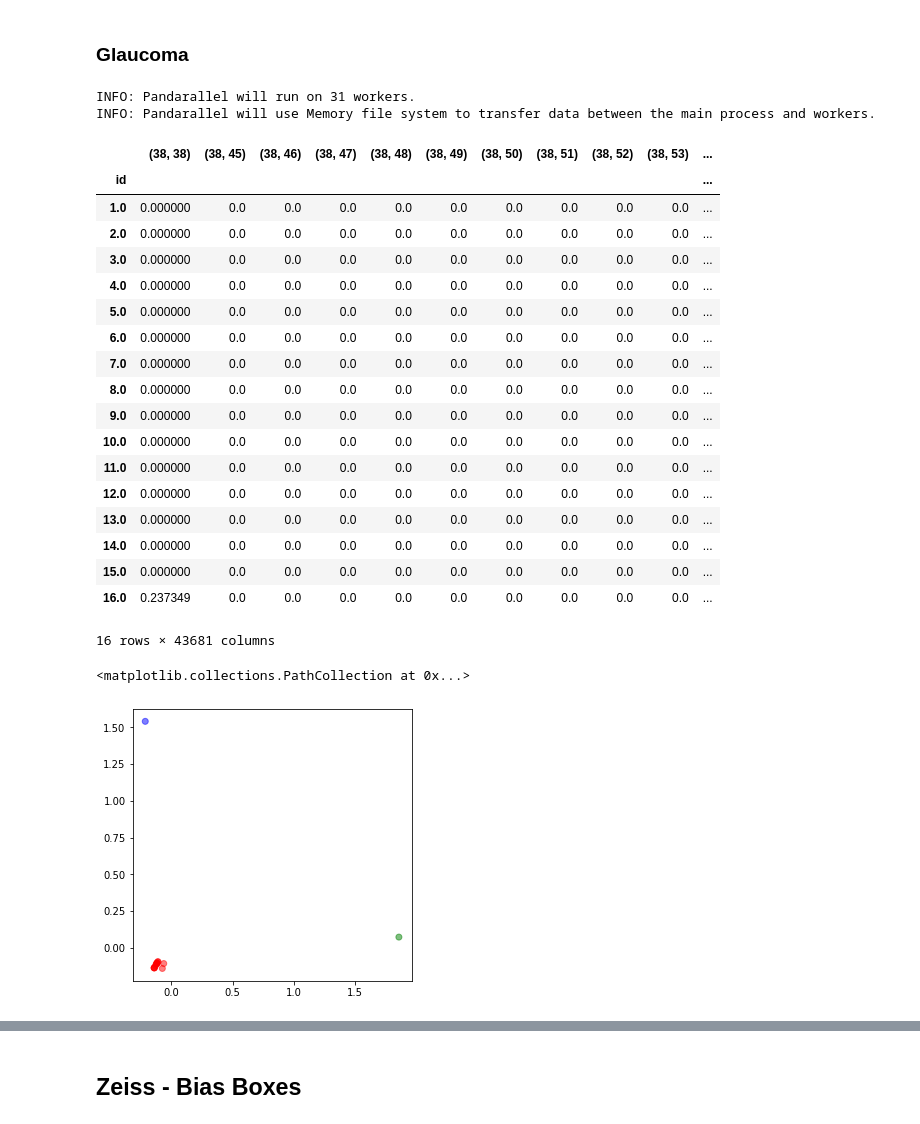
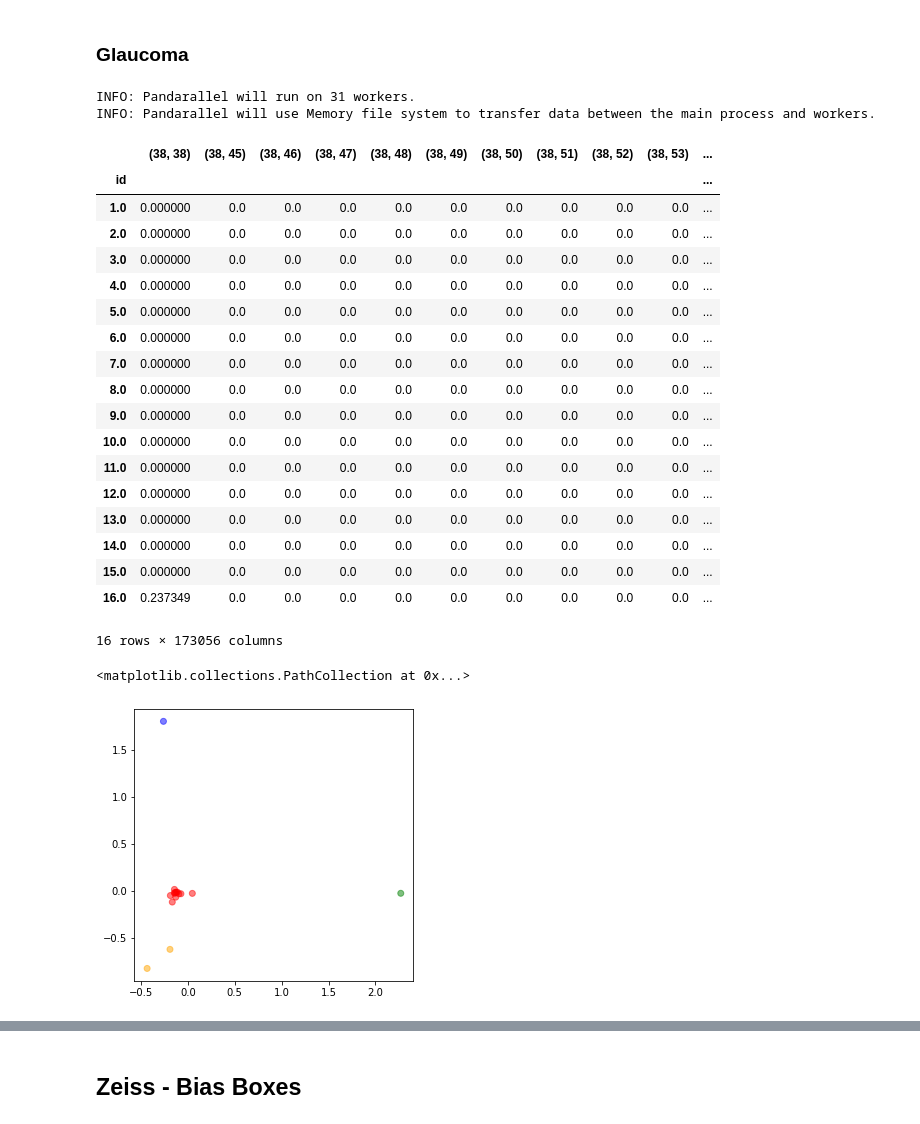
Before and after one commit to AI4VSLab/Embeddings, a Jupyter notebook: TrainingExperience/36monthsTraining-Copy1.ipynb, the cells around one changed output, grey strips where cells are left out. Saved outputs shown, nothing was run; the diff lists cells and outputs as text; code cells hidden in the pictures.

```diff
--- a/TrainingExperience/36monthsTraining-Copy1.ipynb
+++ b/TrainingExperience/36monthsTraining-Copy1.ipynb
@@ -513,8 +517,8 @@ df
 # %% [markdown]
 ### Glaucoma
 # %%
-path4 = 'Zeiss/Glaucoma/Glaucoma(4)/'
-path7 = 'Zeiss/Glaucoma/Glaucoma(7)/'
+path4 = '../../Zeiss/Glaucoma/Glaucoma(4)/'
+path7 = '../../Zeiss/Glaucoma/Glaucoma(7)/'
 paths = [path4,path7]
 
 def load_files(path):
@@ -563,7 +567,7 @@ INFO: Pandarallel will use Memory file system to transfer data between the main
 | 14.0 | 0.000000 | 0.0 | 0.0 | 0.0 | 0.0 | 0.0 | 0.0 | 0.0 | 0.0 | 0.0 | ... |
 | 15.0 | 0.000000 | 0.0 | 0.0 | 0.0 | 0.0 | 0.0 | 0.0 | 0.0 | 0.0 | 0.0 | ... |
 | 16.0 | 0.237349 | 0.0 | 0.0 | 0.0 | 0.0 | 0.0 | 0.0 | 0.0 | 0.0 | 0.0 | ... |
-16 rows × 43681 columns
+16 rows × 173056 columns
 # %%
 pca = PCA(n_components=2)
 pca.fit(sgtembedding_df)
@@ -571,19 +575,19 @@ X=pca.transform(sgtembedding_df)
 
 df = pd.DataFrame(data=X, columns=['x1', 'x2'])
 # %%
-kmeans = KMeans(n_clusters=3, max_iter =300)
+kmeans = KMeans(n_clusters=4, max_iter =300)
 kmeans.fit(df)
 
 labels = kmeans.predict(df)
 centroids = kmeans.cluster_centers_
 
 fig = plt.figure(figsize=(5, 5))
-colmap = {1: 'r', 2: 'g', 3: 'b'}
+colmap = {1: 'r', 2: 'g', 3: 'b', 4: 'orange'}
 colors = list(map(lambda x: colmap[x+1], labels))
 plt.scatter(df['x1'], df['x2'], color=colors, alpha=0.5, edgecolor=colors)
 # %% [output]
 <matplotlib.collections.PathCollection at 0x...>
-[figure, old version]
+[figure, new version]
 # %%
 df['labels'] = colors
 df
```
Also changed, not shown: parts of 30 cells of this notebook, 2 other files.
